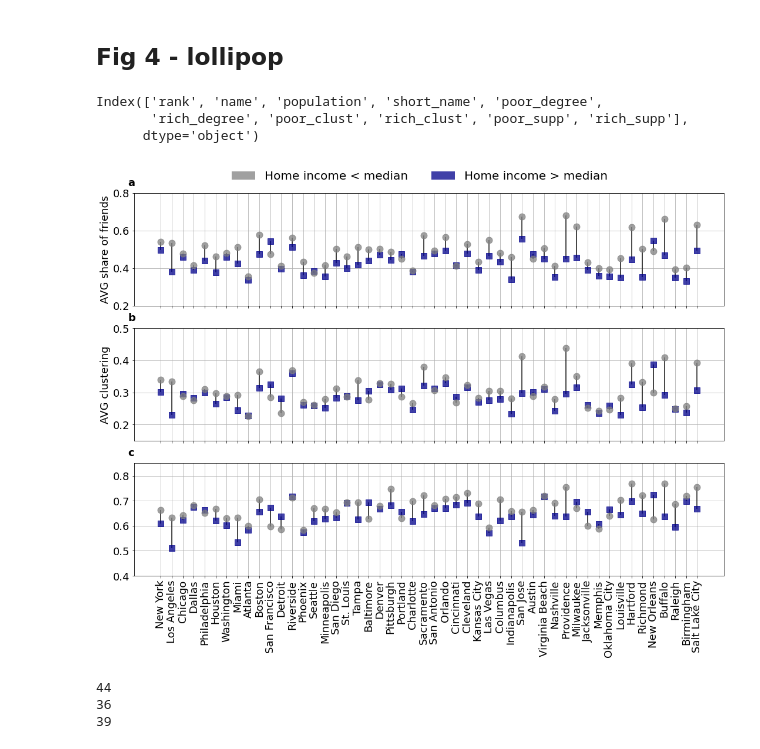
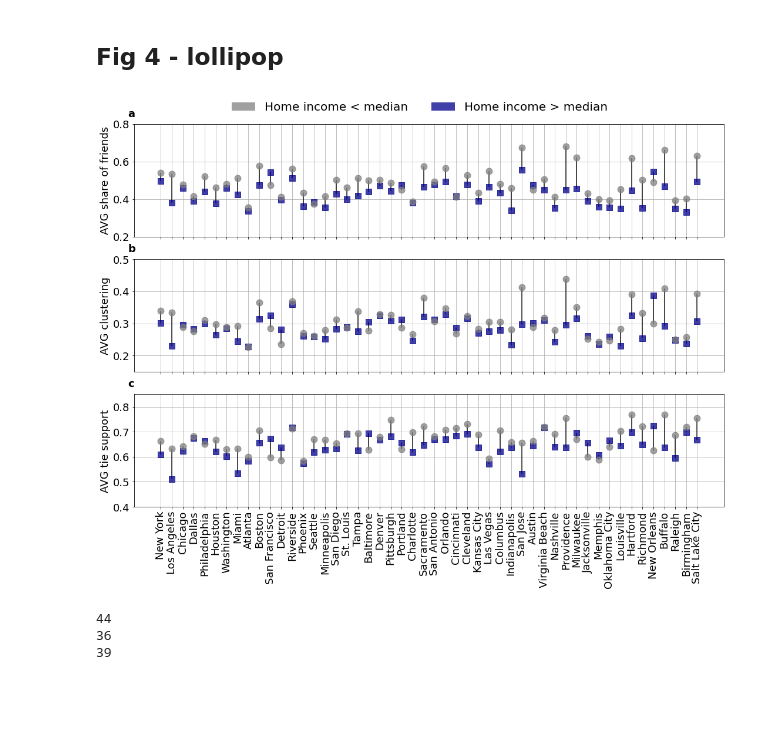
Before and after one commit to sandorjuhasz/ties-around-home, a Jupyter notebook: scripts/visuals.ipynb, the cells around one changed output. Saved outputs shown, nothing was run; the diff lists cells and outputs as text; code cells hidden in the pictures; blank space fills up the shorter version.

Commit message:
visuals and regressions update

```diff
--- a/scripts/visuals.ipynb
+++ b/scripts/visuals.ipynb
@@ -709,12 +709,6 @@ supp_tab = pd.merge(supp_tab, degree_tab, on="user_id", how="left")
 # average degree by group
 metrodata["poor_supp"] = metrodata.index.map(supp_tab[supp_tab["poor"]==1].groupby("cbsacode")["support10000"].agg("mean").to_dict())
 metrodata["rich_supp"] = metrodata.index.map(supp_tab[supp_tab["poor"]==0].groupby("cbsacode")["support10000"].agg("mean").to_dict())
-# %%
-metrodata.columns
-# %% [output]
-Index(['rank', 'name', 'population', 'short_name', 'poor_degree',
-       'rich_degree', 'poor_clust', 'rich_clust', 'poor_supp', 'rich_supp'],
-      dtype='object')
 # %%
 # plot 2
 fig,ax = plt.subplots(3,1,figsize=(18,12), sharex=True)
@@ -739,36 +733,37 @@ ax[1].set_xticklabels(labels="", rotation=90)
 ax[1].grid()
 ax[1].set_ylim([0.15, 0.5])
 ax[1].set_ylabel('AVG clustering')
 
 
 # avg support
 ax[2].vlines(x=metrodata['short_name'], ymin=metrodata['poor_supp'], ymax=metrodata['rich_supp'], color='black', alpha=0.9)
 ax[2].scatter(metrodata['short_name'], metrodata['rich_supp'], color="darkblue", marker='s', s=120, alpha=0.75, zorder=2)
 ax[2].scatter(metrodata['short_name'], metrodata['poor_supp'], color="grey", marker='o', s=120, alpha=0.75, zorder=2)
 ax[2].set_xticklabels(labels="", rotation=90)
 ax[2].grid()
 ax[2].set_ylim([0.4, 0.85])
+ax[2].set_ylabel('AVG tie support')
 ax[2].set_xticklabels(labels=metrodata['short_name'], rotation=90)
 
 
 # legend
 custom_lines = [Patch(facecolor='grey', alpha=0.75), Patch(facecolor='darkblue', alpha=0.75)]
 labels = [ 'Home income < median', 'Home income > median']
 
 plt.figlegend(custom_lines, labels, loc='upper center',
     bbox_to_anchor=(0.5, 0.945),
     ncol=2, frameon=False, fontsize=20)
 
 # subplot title
 for a, label in zip(ax, ['A','B','C','D','E','F','G','H']):
     a.annotate(label.lower(), xy=(0,1), xycoords='axes fraction', xytext=(-10,12.5),textcoords='offset pixels', weight='bold')
 
 
 
-#plt.show()
-plt.savefig('../fig/mf4.png',density=300,bbox_inches='tight')
+plt.show()
+# plt.savefig('../fig/mf4.png',density=300,bbox_inches='tight')
 # %% [output]
-[figure, old version]
+[figure, new version]
 # %%
 print((metrodata["poor_degree"] > metrodata["rich_degree"]).sum())
 print((metrodata["poor_clust"] > metrodata["rich_clust"]).sum())
```
Also changed, not shown: 1 other file.
